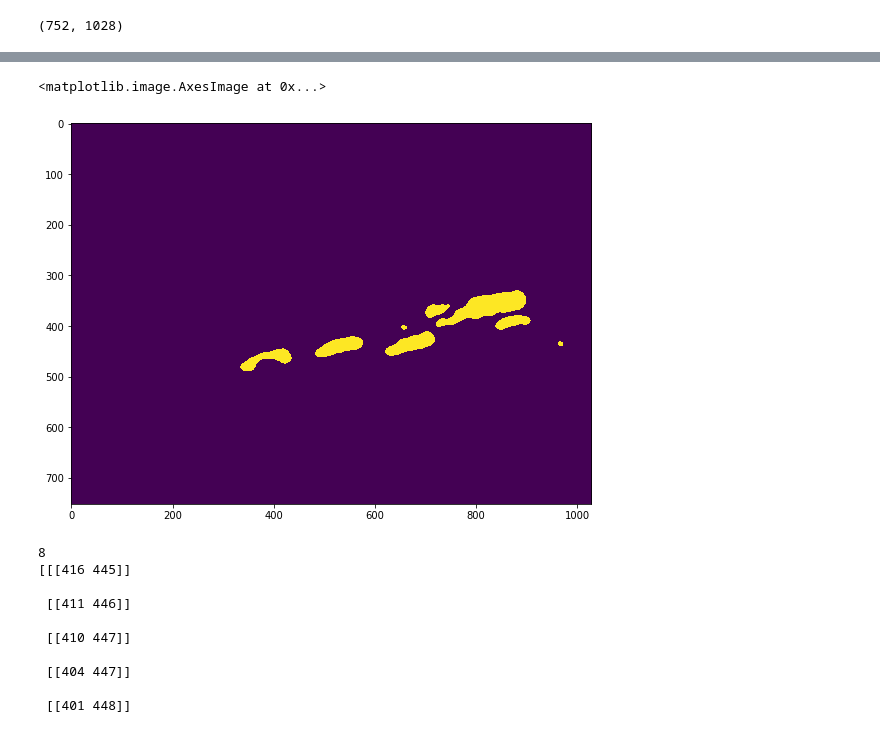
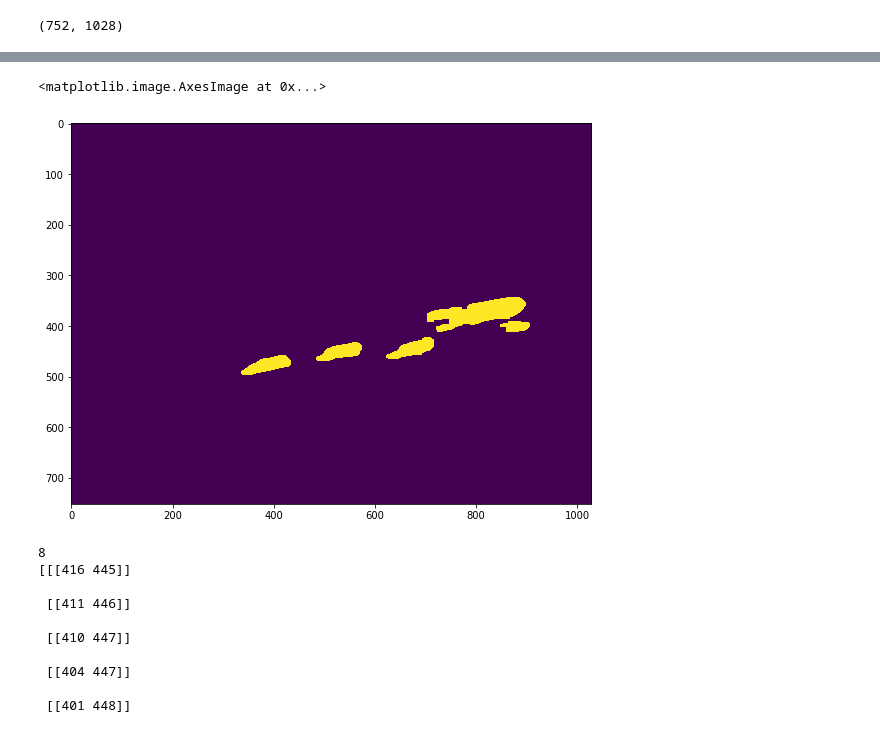
Before and after one commit to 7rick03ligh7/IBM_Smart_View, a Jupyter notebook: Object detecting.ipynb, the cells around one changed output, grey strips where cells are left out. Drawn from its saved outputs; the diff is of its cells as text; code cells hidden in the pictures.

```diff
--- a/Object detecting.ipynb
+++ b/Object detecting.ipynb
@@ -47 +42,4 @@ plt.imshow(cv2.findContours(blured/256, cv2.RETR_TREE, cv2.CHAIN_APPROX_TC89_KCO
+# %%
+k = 2
+kern_shape = (k, k+1)
 # %%
@@ -58,3 +54,27 @@ plt.subplot(1, 2, 1)
 plt.imshow(blured_r, cmap=plt.cm.Greys_r)
 plt.subplot(1, 2, 2)
 plt.imshow(eroded, cmap=plt.cm.Greys_r)
+# %%
+ret, sec_frame = cap.read()
+
+closing = cv2.morphologyEx(resized.copy(), cv2.MORPH_CLOSE, np.ones(kern_shape), iterations=3)
+blured = cv2.medianBlur(closing.copy(), 11)
+
+eroded = cv2.erode(blured.copy(), np.ones(kern_shape), iterations=4)
+opening = cv2.morphologyEx(eroded.copy(), cv2.MORPH_OPEN, np.ones(kern_shape), iterations=5)
+
+ret, thresh = cv2.threshold(opening, 0, 256, cv2.THRESH_BINARY+cv2.THRESH_OTSU)
+
+plt.figure(figsize=(20, 40))
+plt.subplot(6,2,1)
+plt.imshow(closing)
+plt.subplot(6,2,2)
+plt.imshow(eroded)
+plt.subplot(6,2,3)
+plt.imshow(opening)
+plt.subplot(6,2,4)
+plt.imshow(blured)
+plt.subplot(6,2,5)
+plt.imshow(thresh)
+plt.subplot(6,2,6)
+plt.imshow(thresh)
@@ -61,9 +84,9 @@ plt.imshow(eroded, cmap=plt.cm.Greys_r)
 # %%
-ret, thresh = cv2.threshold(blured_r, 0, blured_r.max(), cv2.THRESH_BINARY+cv2.THRESH_OTSU)
+ret, thresh = cv2.threshold(opening, 0, 256, cv2.THRESH_BINARY+cv2.THRESH_OTSU)
 plt.imshow(thresh)
 # %% [output]
 <matplotlib.image.AxesImage at 0x...>
-[figure, old version]
+[figure, new version]
 # %%
 def get_centroid(x, y, w, h):
     x1 = int(w / 2)
```
Also changed, not shown: parts of 9 cells of this notebook.
